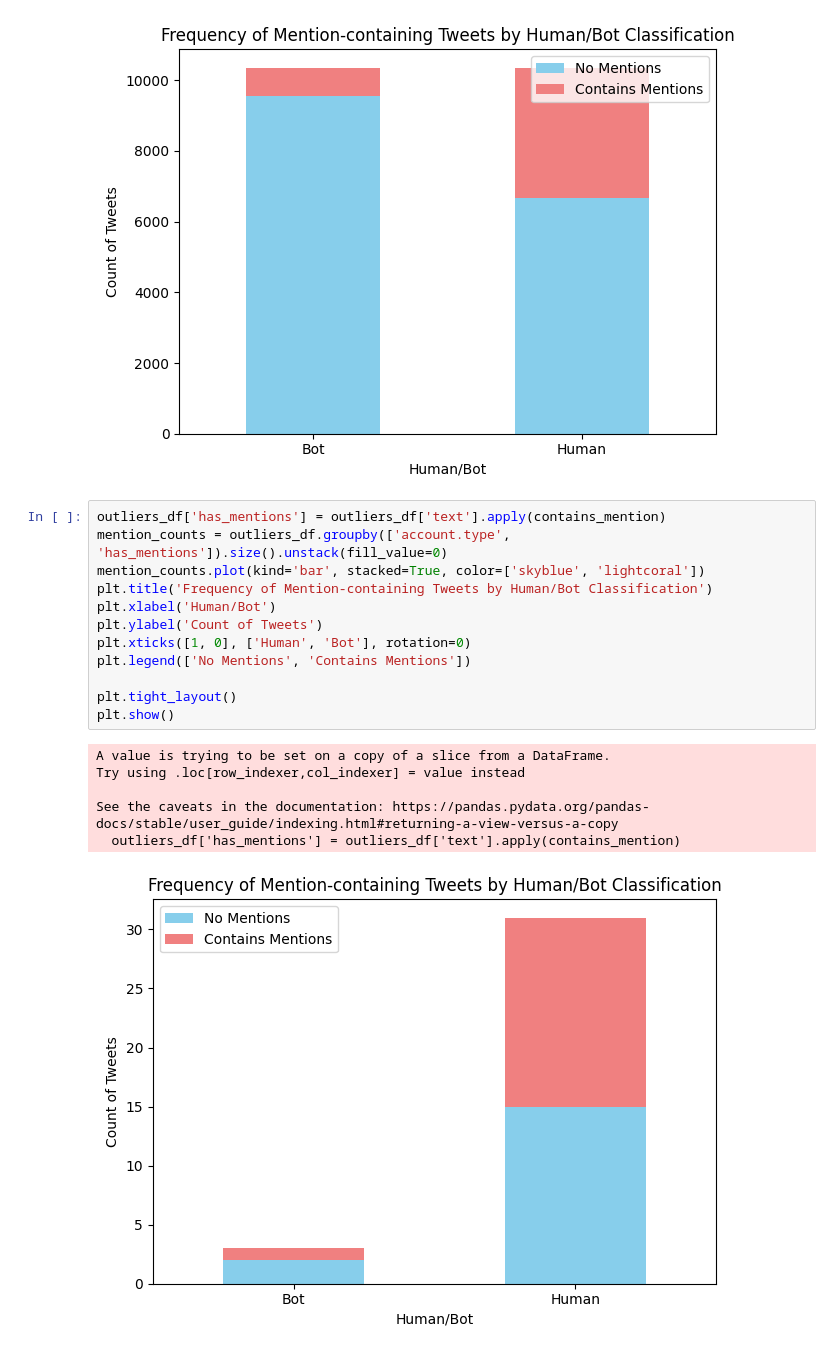
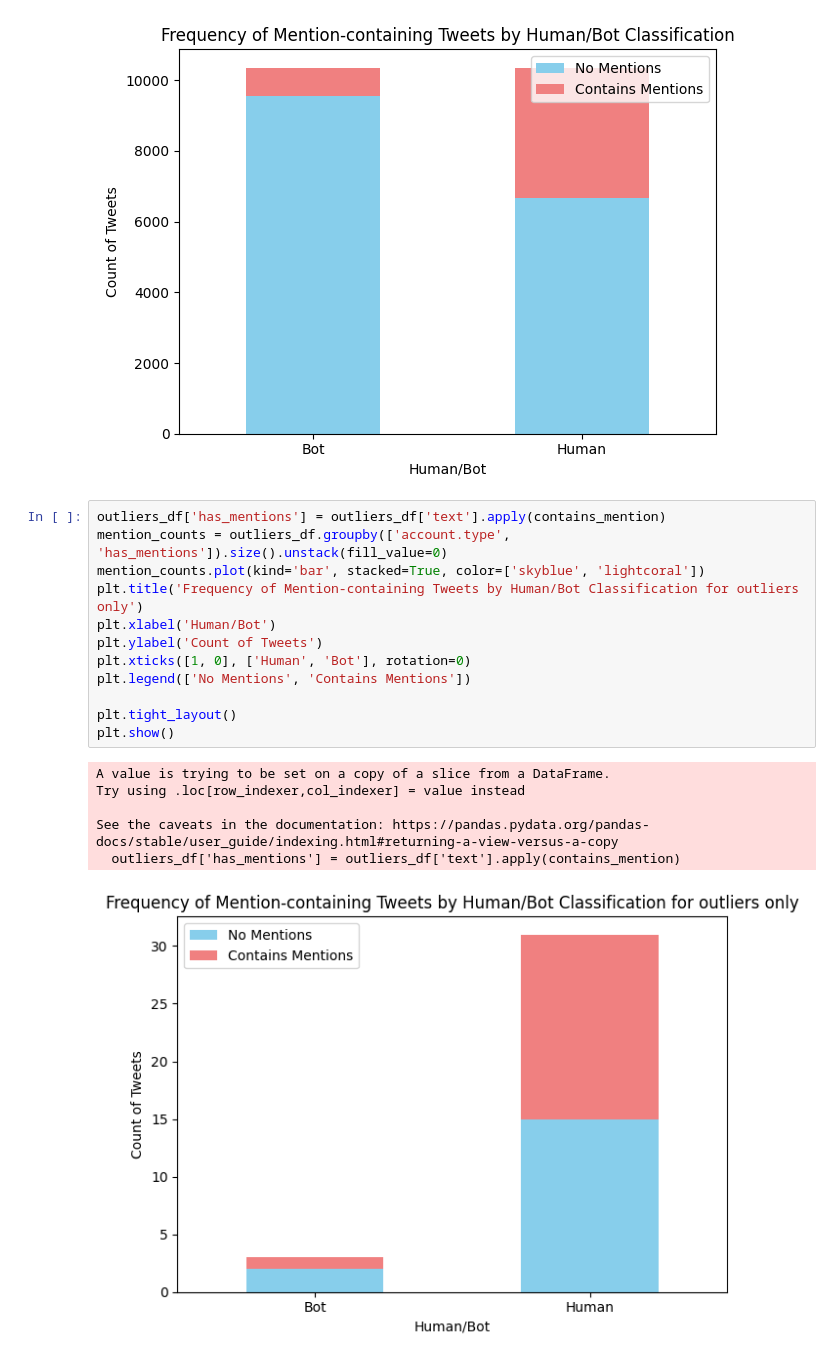
Before and after one commit to hannahishimwe/FakeProfileDetection, a Jupyter notebook: dev/explore_data.ipynb, the cells around one changed output. Saved outputs shown, nothing was run; the diff lists cells and outputs as text.

```diff
--- a/dev/explore_data.ipynb
+++ b/dev/explore_data.ipynb
@@ -188,22 +192,22 @@ plt.show()
 # %%
 outliers_df['has_mentions'] = outliers_df['text'].apply(contains_mention)
 mention_counts = outliers_df.groupby(['account.type', 'has_mentions']).size().unstack(fill_value=0)
 mention_counts.plot(kind='bar', stacked=True, color=['skyblue', 'lightcoral'])
-plt.title('Frequency of Mention-containing Tweets by Human/Bot Classification')
+plt.title('Frequency of Mention-containing Tweets by Human/Bot Classification for outliers only')
 plt.xlabel('Human/Bot')
 plt.ylabel('Count of Tweets')
 plt.xticks([1, 0], ['Human', 'Bot'], rotation=0)
 plt.legend(['No Mentions', 'Contains Mentions'])
 
 plt.tight_layout()
 plt.show()
 # %% [output]
 A value is trying to be set on a copy of a slice from a DataFrame.
 Try using .loc[row_indexer,col_indexer] = value instead
 
 See the caveats in the documentation: https://pandas.pydata.org/pandas-docs/stable/user_guide/indexing.html#returning-a-view-versus-a-copy
   outliers_df['has_mentions'] = outliers_df['text'].apply(contains_mention)
-[figure, old version]
+[figure, new version]
 # %%
 """make this into a function"""
 is_human_df = training_df[training_df['account.type'] == 'human']
```
Also changed, not shown: parts of 8 cells of this notebook, 2 other files.
